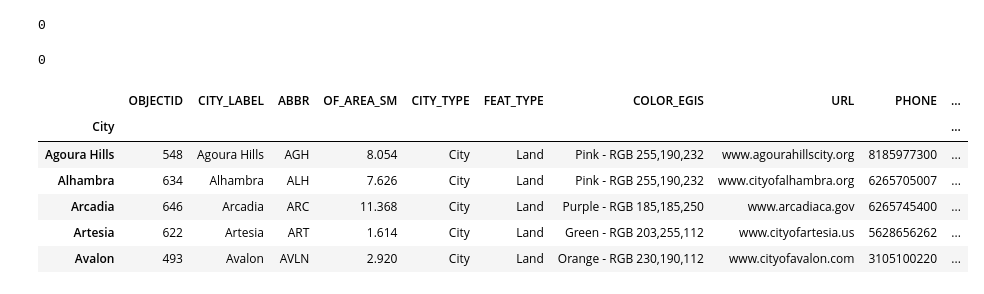
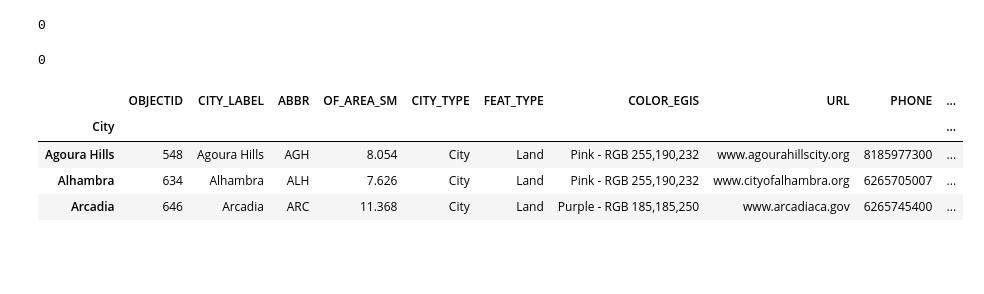
Before and after one commit to ngmelo/up221-melody, a Jupyter notebook: Food and General Plans/LAC Map .ipynb, the cells around one changed output. Saved outputs shown, nothing was run; the diff lists cells and outputs as text; code cells hidden in the pictures; blank space fills up the shorter version.

```diff
--- a/Food and General Plans/LAC Map .ipynb
+++ b/Food and General Plans/LAC Map .ipynb
@@ -311,15 +303,13 @@ munis.set_index('City', inplace = True)
 # joining munis list to dataframe
 LACfinal = LACfinal.join(munis)
 # %%
-LACfinal.head(5)
+LACfinal.head(3)
 # %% [output]
 |  | OBJECTID | CITY_LABEL | ABBR | OF_AREA_SM | CITY_TYPE | FEAT_TYPE | COLOR_EGIS | URL | PHONE | ... |
 | City |  |  |  |  |  |  |  |  |  | ... |
 | Agoura Hills | 548 | Agoura Hills | AGH | 8.054 | City | Land | Pink - RGB 255,190,232 | www.agourahillscity.org | 8185977300 | ... |
 | Alhambra | 634 | Alhambra | ALH | 7.626 | City | Land | Pink - RGB 255,190,232 | www.cityofalhambra.org | 6265705007 | ... |
 | Arcadia | 646 | Arcadia | ARC | 11.368 | City | Land | Purple - RGB 185,185,250 | www.arcadiaca.gov | 6265745400 | ... |
-| Artesia | 622 | Artesia | ART | 1.614 | City | Land | Green - RGB 203,255,112 | www.cityofartesia.us | 5628656262 | ... |
-| Avalon | 493 | Avalon | AVLN | 2.920 | City | Land | Orange - RGB 230,190,112 | www.cityofavalon.com | 3105100220 | ... |
 # %%
 # keeping only columns of interest in muni dataframe
 LACfinal = LACfinal[['geometry', 'Facilities', 'Release Total', 'UA Sites', 'County', 'Region']]
```
Also changed, not shown: parts of 31 cells of this notebook, 6 other files.
